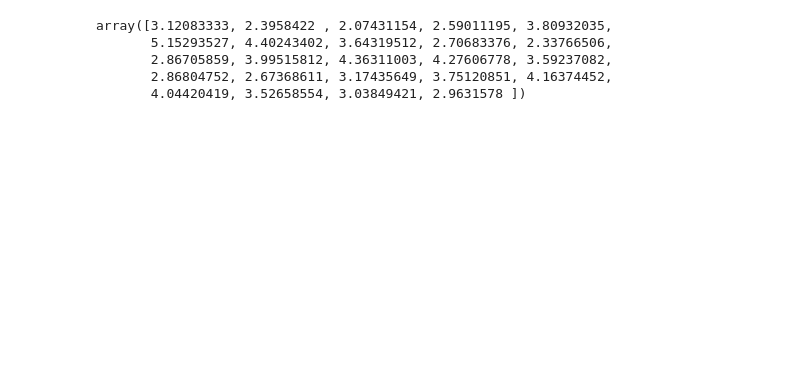
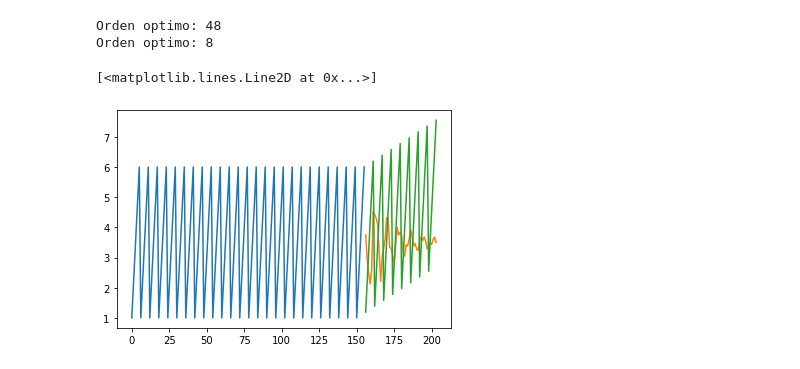
Before and after one commit to urieliram/analog, a Jupyter notebook: YuleWalker.ipynb, the cells around one changed output. Cells and saved outputs as stored; diff of their text form; code cells hidden in the pictures; blank space fills up the shorter version.

```diff
--- a/YuleWalker.ipynb
+++ b/YuleWalker.ipynb
@@ -256,19 +255,22 @@ def CalcularPronosticoAR(serie, n_pronosticos, orden_fijo, orden_inf, orden_sup)
     return sPron
 # %%
 # Test
-serie = np.array([1,2,3,4,5,6,7,8,9,10])
 serie =[1,2,3,4,5,6,1,2,3,4,5,6,1,2,3,4,5,6,1,2,3,4,5,6,1,2,3,4,5,6,1,2,3,4,5,6,1,2,3,4,5,6,1,2,3,4,5,6,1,2,3,4,5,6,1,2,3,4,5,6,1,2,3,4,5,6,1,2,3,4,5,6,1,2,3,4,5,6,1,2,3,4,5,6,1,2,3,4,5,6,1,2,3,4,5,6,1,2,3,4,5,6,1,2,3,4,5,6,1,2,3,4,5,6,1,2,3,4,5,6,1,2,3,4,5,6,1,2,3,4,5,6,1,2,3,4,5,6,1,2,3,4,5,6,1,2,3,4,5,6,1,2,3,4,5,6]
-n_pronosticos = 24
-orden_fijo = 6
-orden_inf = 0
-orden_sup = 0
+n_pronosticos = 48
+orden_fijo = -1
+orden_inf = 2
+orden_sup = 50
 
-CalcularPronosticoAR(serie, n_pronosticos, orden_fijo, orden_inf, orden_sup)
-
-# Output
+forecastAR  = CalcularPronosticoAR(serie, n_pronosticos, orden_fijo, orden_inf, orden_sup)
+forecastARI = CalcularPronosticoARI(serie, n_pronosticos, orden_fijo, orden_inf, orden_sup)
 # %% [output]
-array([3.12083333, 2.3958422 , 2.07431154, 2.59011195, 3.80932035,
-       5.15293527, 4.40243402, 3.64319512, 2.70683376, 2.33766506,
-       2.86705859, 3.99515812, 4.36311003, 4.27606778, 3.59237082,
-       2.86804752, 2.67368611, 3.17435649, 3.75120851, 4.16374452,
-       4.04420419, 3.52658554, 3.03849421, 2.9631578 ])
+Orden optimo: 48
+Orden optimo: 8
+# %%
+x = range(len(serie), len(serie)+len(forecastAR))
+plt.plot(serie)
+plt.plot(x,forecastAR)
+plt.plot(x,forecastARI)
+# %% [output]
+[<matplotlib.lines.Line2D at 0x...>]
+[figure, added]
```
Also changed, not shown: parts of 1 cell of this notebook.
